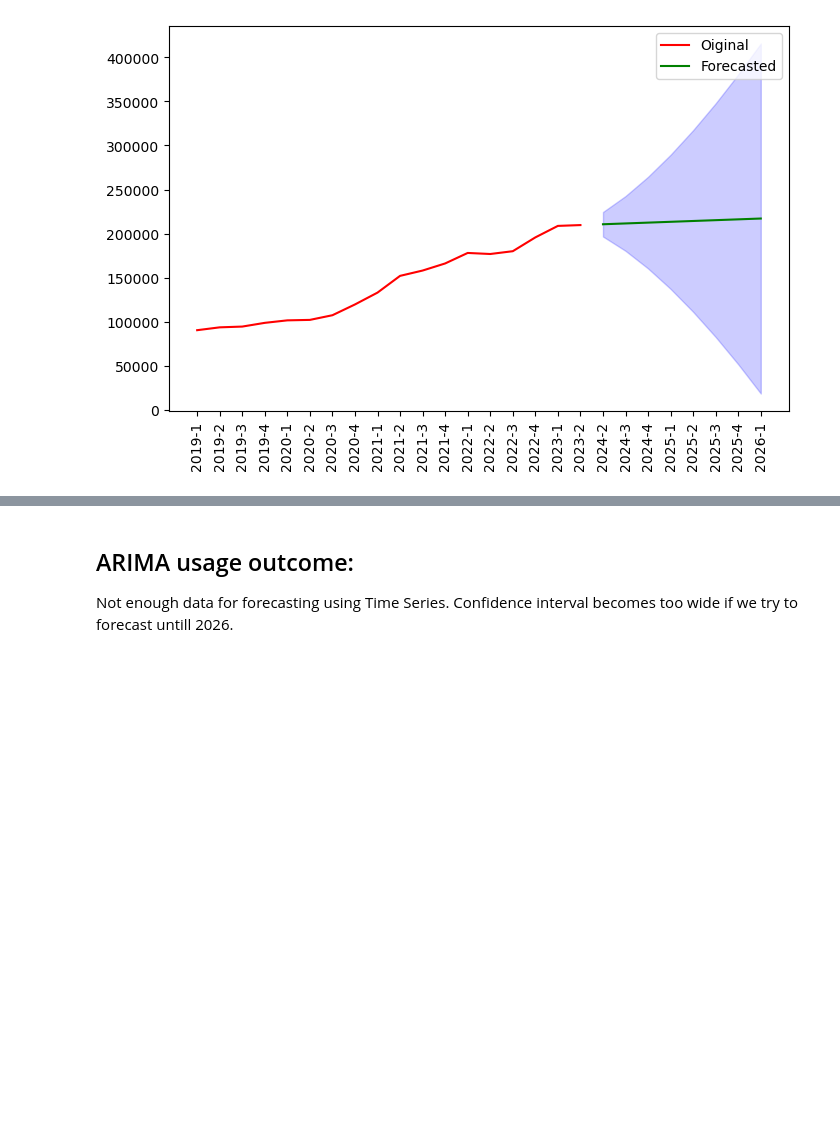
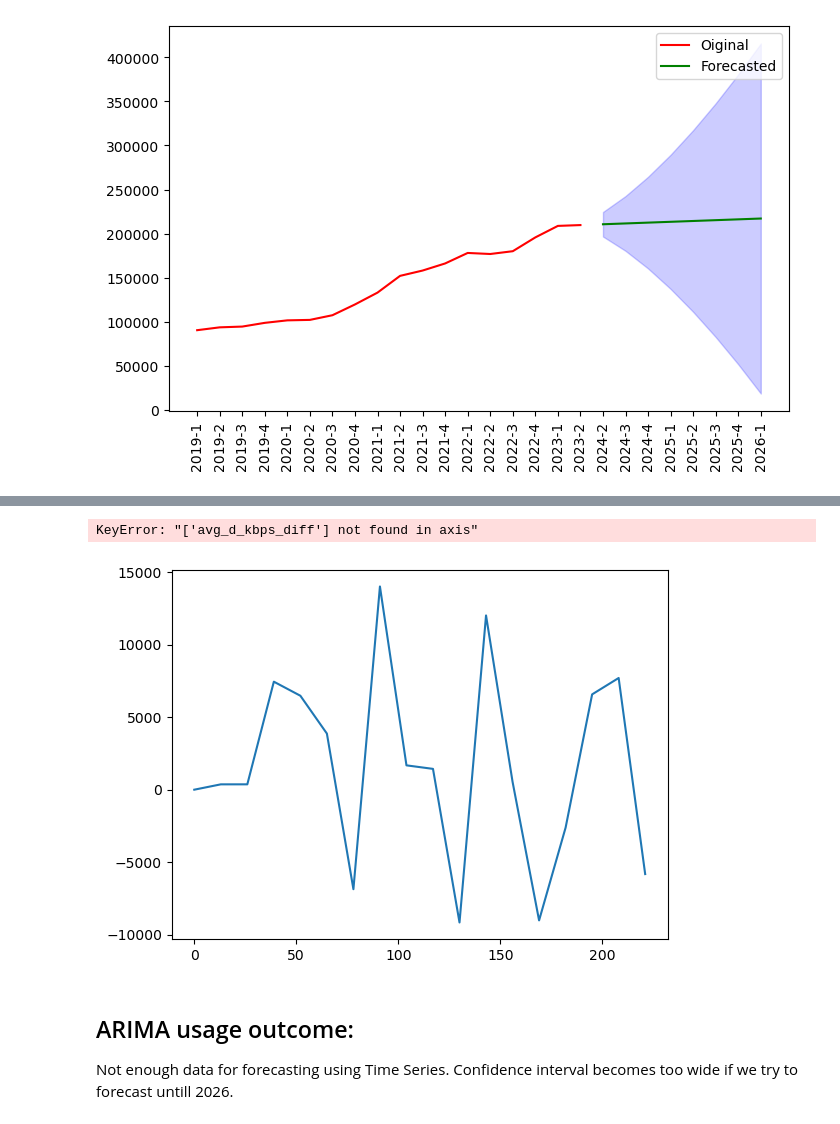
Before and after one commit to orlovtsu/ookla-statcan-analysis-group1, a Jupyter notebook: notebooks/hackathon/Sergey-EDA.ipynb, the cells around one changed output, grey strips where cells are left out. Cells and saved outputs as stored; diff of their text form; code cells hidden in the pictures; blank space fills up the shorter version.

```diff
--- a/notebooks/hackathon/Sergey-EDA.ipynb
+++ b/notebooks/hackathon/Sergey-EDA.ipynb
@@ -586,7 +588,7 @@ from pmdarima.model_selection import train_test_split
 # %%
 grouped = df0.groupby(['year', 'quarter', 'PRNAME', 'conn_type']).agg({
     'avg_d_kbps': 'mean',
-    'avg_u_kbps': 'mean'
+    'avg_u_kbps': 'mean',
 }).unstack('conn_type').reset_index()
 grouped['year-quarter'] = grouped['year'].astype(str) + '-' + grouped['quarter'].astype(str)
 grouped.columns = [f'{col[0]}_{col[1]}' if col[1] else col[0] for col in grouped.columns]
@@ -598,7 +600,7 @@ df1 = grouped.rename(columns={
     'avg_d_kbps_mobile': 'avg_mobile_d_kbps',
     'avg_u_kbps_mobile': 'avg_mobile_u_kbps'
 })
-df1
+df1[df1['province'] == 'Alberta']
 # %% [output]
 |  | year | quarter | province | avg_fixed_d_kbps | avg_mobile_d_kbps | avg_fixed_u_kbps | avg_mobile_u_kbps | ... |
 | 0 | 2019 | 1 | Alberta | 90503.520559 | 81849.578729 | 16591.922935 | 15969.922347 | ... |
@@ -747,3 +733,7 @@ plt.legend()
 plt.show()
 # %% [output]
 [figure]
+# %%
+df_arima['avg_mobile_d_kbps_diff'] = df_arima['avg_mobile_d_kbps'] - df_arima['avg_mobile_d_kbps'].shift(1)
+df_arima['avg_mobile_d_kbps_diff'].fillna(0, inplace = True)
+df_arima
@@ -750,3 +787,13 @@ plt.show()
+# %%
+df_arima = df_arima.drop('avg_d_kbps_diff')
+df_arima
+# %% [output]
+KeyError: "['avg_d_kbps_diff'] not found in axis"
+# %%
+plt.plot(df_arima['avg_mobile_d_kbps_diff'])
+plt.show()
+# %% [output]
+[figure, added]
 # %% [markdown]
 ## ARIMA usage outcome:
 Not enough data for forecasting using Time Series. Confidence interval becomes too wide if we try to forecast untill 2026.
```
Also changed, not shown: parts of 17 cells of this notebook.
